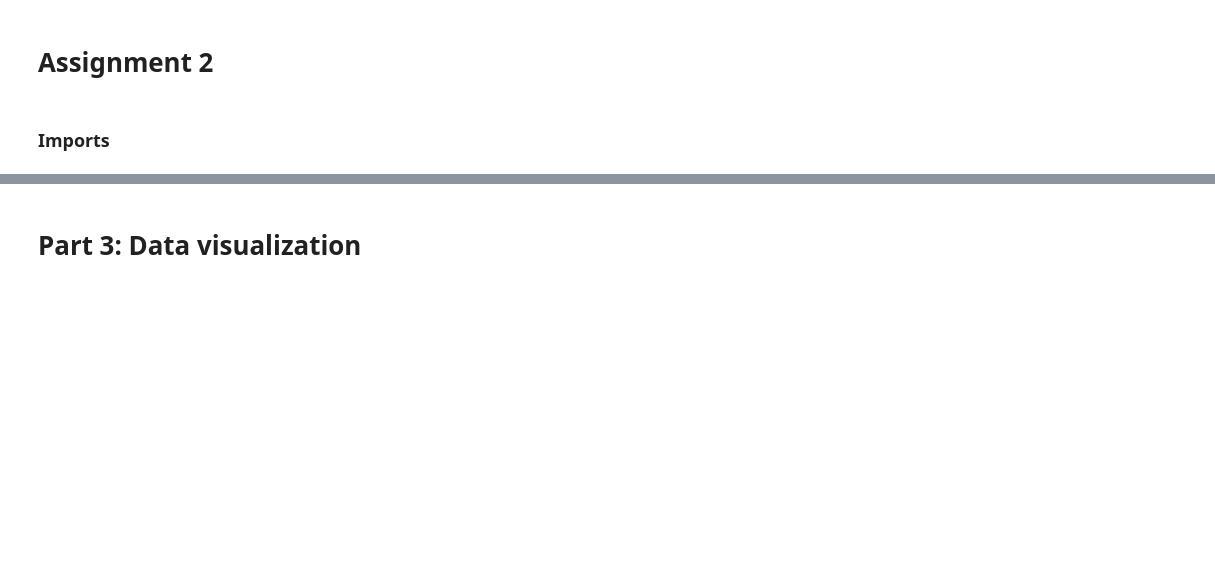
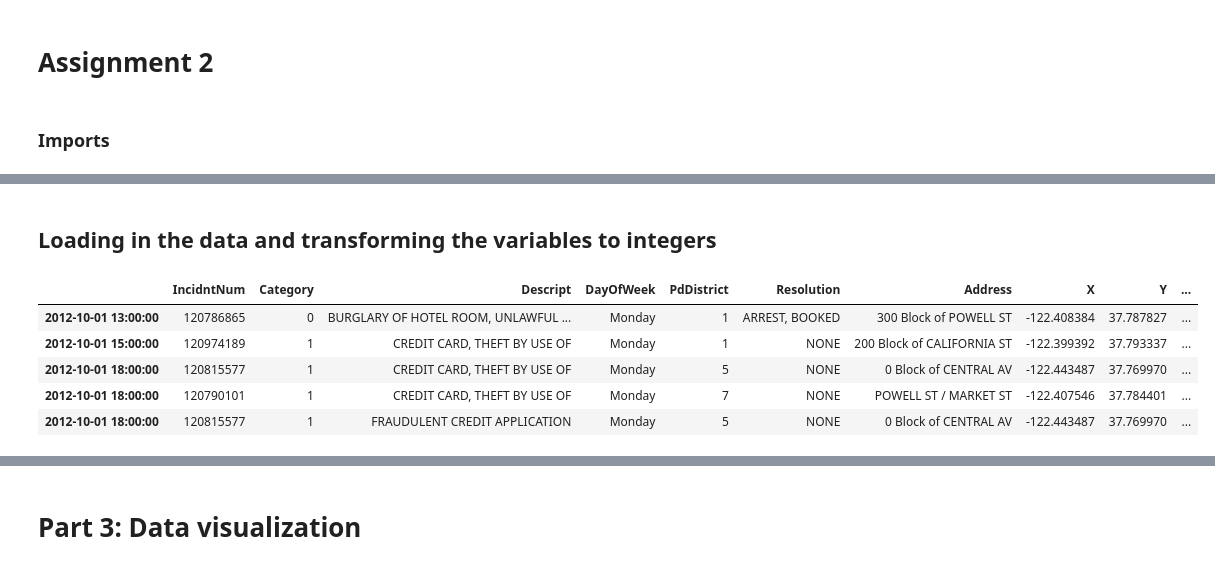
Before and after one commit to Strandgaard96/vehicle_collision_webpage, a Jupyter notebook: Assignment2.ipynb, the cells around one changed output, grey strips where cells are left out. Drawn from its saved outputs; the diff is of its cells as text; code cells hidden in the pictures; blank space fills up the shorter version.

```diff
--- a/Assignment2.ipynb
+++ b/Assignment2.ipynb
@@ -43,0 +178,18 @@ plt.rcParams.update({'font.size': 22})
+# %% [markdown]
+## Loading in the data and transforming the variables to integers
+# %%
+df = pd.read_csv('Police_Department_Incident_Reports__Historical_2003_to_May_2018.csv',parse_dates = [['Date','Time']])
+df_weather = pd.read_csv('weather_data.csv')
+# %%
+df_RF = df[(df['Category'] == 'BURGLARY') | (df['Category'] == 'FRAUD')]
+df_RF['Category'] = df_RF['Category'].map({'BURGLARY':0,'FRAUD':1})
+# Converting districts to integers from 0-9
+df_RF['PdDistrict'] = df_RF['PdDistrict'].map({'BAYVIEW':0,'CENTRAL':1,'INGLESIDE':2,'MISSION':3 ,'NORTHERN':4 ,'PARK':5 ,'RICHMOND':6 ,'SOUTHERN':7,'TARAVAL':8 ,'TENDERLOIN':9})
+df_RF = df_RF.drop(df_RF[df_RF['Category'] == 0].sample(frac=0.50).index)
+df_RF['Date_Time'] = df_RF['Date_Time'].dt.round(freq = 'H')
+df_RF['Hour'] = df_RF['Date_Time'].dt.dayofweek*24 + (df_RF['Date_Time'].dt.hour+1)
+df_RF = df_RF[df_RF['Date_Time'].notnull() == True].set_index('Date_Time')
+# %%
+df_weather['date'] = pd.to_datetime(df_weather['date'],errors='coerce')
+df_weather['date'] = df_weather['date'].dt.tz_localize(None)
+df_weather = df_weather[df_weather['date'].notnull() == True].set_index('date')
@@ -43,0 +198,9 @@ plt.rcParams.update({'font.size': 22})
+# %%
+df_merged.head()
+# %% [output]
+|  | IncidntNum | Category | Descript | DayOfWeek | PdDistrict | Resolution | Address | X | Y | ... |
+| 2012-10-01 13:00:00 | 120786865 | 0 | BURGLARY OF HOTEL ROOM, UNLAWFUL ... | Monday | 1 | ARREST, BOOKED | 300 Block of POWELL ST | -122.408384 | 37.787827 | ... |
+| 2012-10-01 15:00:00 | 120974189 | 1 | CREDIT CARD, THEFT BY USE OF | Monday | 1 | NONE | 200 Block of CALIFORNIA ST | -122.399392 | 37.793337 | ... |
+| 2012-10-01 18:00:00 | 120815577 | 1 | CREDIT CARD, THEFT BY USE OF | Monday | 5 | NONE | 0 Block of CENTRAL AV | -122.443487 | 37.769970 | ... |
+| 2012-10-01 18:00:00 | 120790101 | 1 | CREDIT CARD, THEFT BY USE OF | Monday | 7 | NONE | POWELL ST / MARKET ST | -122.407546 | 37.784401 | ... |
+| 2012-10-01 18:00:00 | 120815577 | 1 | FRAUDULENT CREDIT APPLICATION | Monday | 5 | NONE | 0 Block of CENTRAL AV | -122.443487 | 37.769970 | ... |
```
Also changed, not shown: parts of 52 cells of this notebook, 2 other files.
